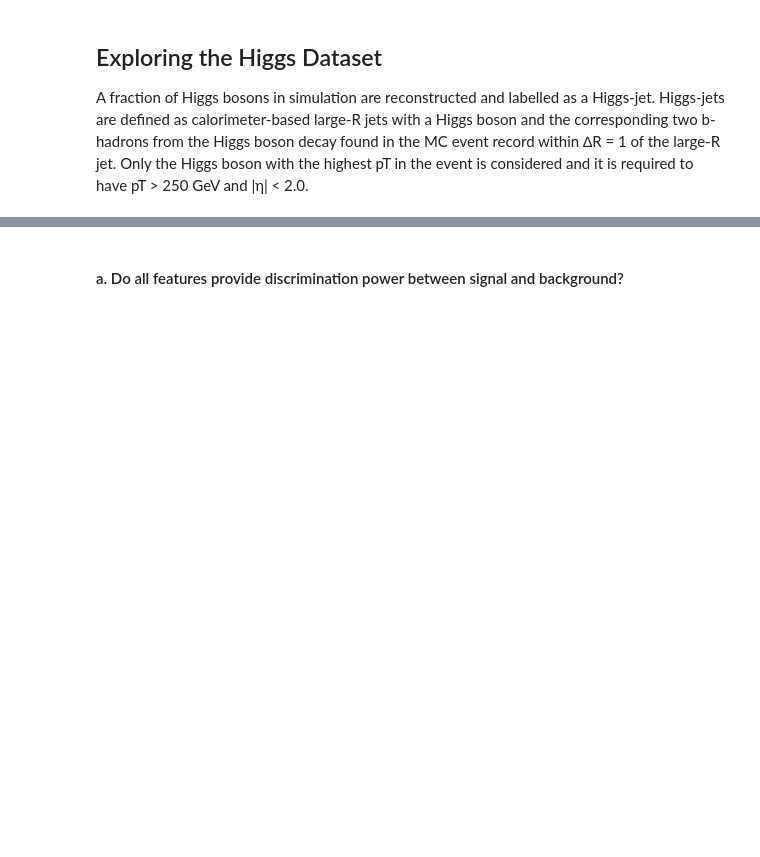
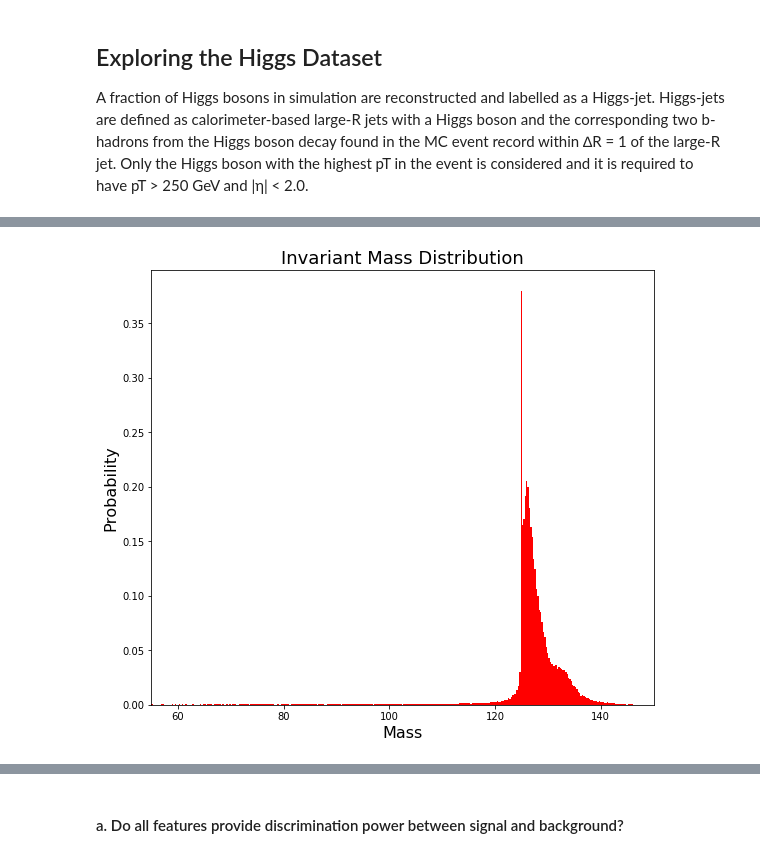
Before and after one commit to IgorBanin/Phys434, a Jupyter notebook: lab5.ipynb, the cells around one changed output, grey strips where cells are left out. Saved outputs shown, nothing was run; the diff lists cells and outputs as text; code cells hidden in the pictures; blank space fills up the shorter version.

```diff
--- a/lab5.ipynb
+++ b/lab5.ipynb
@@ -114,0 +125,16 @@ plt.show()
+# %%
+#mass - invariant mass, or the intrinsic mass of the system of objects independent of the overall motion of the system.
+
+plt.rcParams["figure.figsize"] = (9,8)
+
+bins = 500
+plt.hist(higgs['mass'][:], bins, color = 'red', histtype = 'bar',
+        density=True)
+
+plt.xlabel('Mass', fontsize=16)
+plt.ylabel('Probability', fontsize=16)
+plt.xlim(55, 150)
+plt.title('Invariant Mass Distribution', fontsize=18)
+plt.show()
+# %% [output]
+[figure, added]
```
Also changed, not shown: parts of 22 cells of this notebook.
